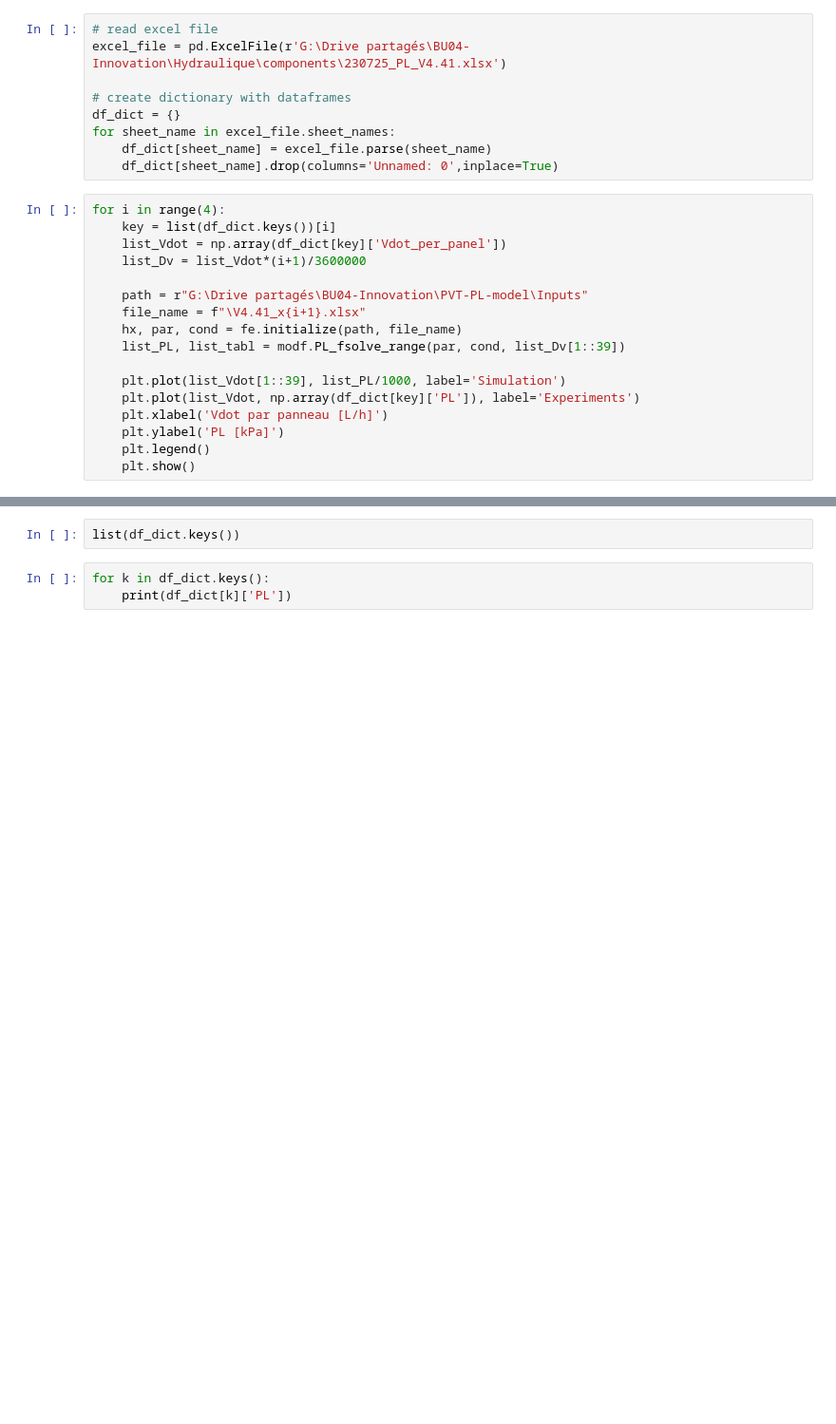
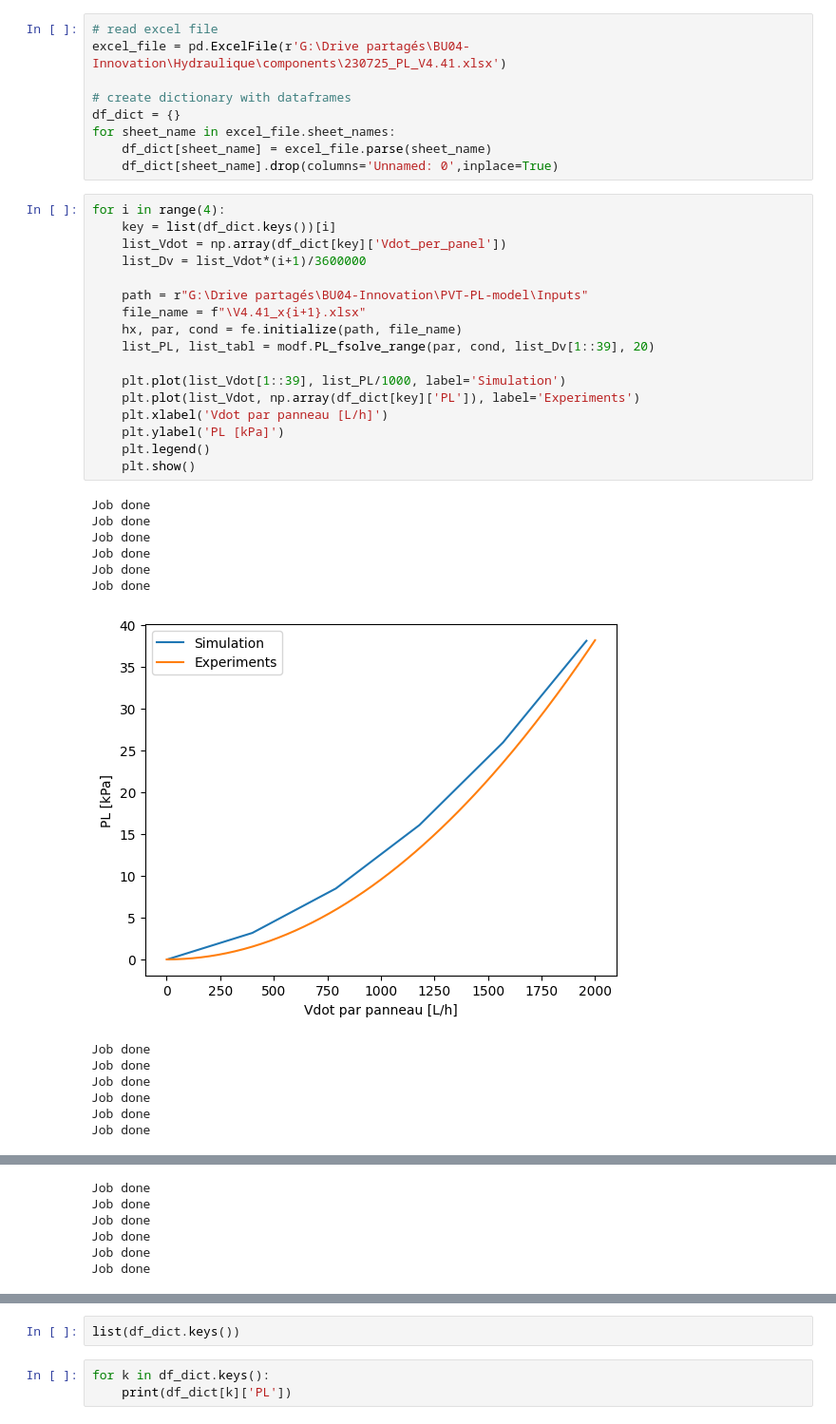
Before and after one commit to valentindelachaux/parallel-flow-distribution-pressure-loss, a Jupyter notebook: main.ipynb, the cells around one changed output, grey strips where cells are left out. Shown at 95% size. Cells and saved outputs as stored; diff of their text form; blank space fills up the shorter version.

```diff
--- a/main.ipynb
+++ b/main.ipynb
@@ -86,17 +264,31 @@ for sheet_name in excel_file.sheet_names:
 # %%
 for i in range(4):
     key = list(df_dict.keys())[i]
     list_Vdot = np.array(df_dict[key]['Vdot_per_panel'])
     list_Dv = list_Vdot*(i+1)/3600000
 
     path = r"G:\Drive partagés\BU04-Innovation\PVT-PL-model\Inputs"
     file_name = f"\V4.41_x{i+1}.xlsx"
     hx, par, cond = fe.initialize(path, file_name)
-    list_PL, list_tabl = modf.PL_fsolve_range(par, cond, list_Dv[1::39])
+    list_PL, list_tabl = modf.PL_fsolve_range(par, cond, list_Dv[1::39], 20)
 
     plt.plot(list_Vdot[1::39], list_PL/1000, label='Simulation')
     plt.plot(list_Vdot, np.array(df_dict[key]['PL']), label='Experiments')
     plt.xlabel('Vdot par panneau [L/h]')
     plt.ylabel('PL [kPa]')
     plt.legend()
     plt.show()
+# %% [output]
+Job done
+Job done
+Job done
+Job done
+Job done
+Job done
+[figure, added]
+Job done
+Job done
+Job done
+Job done
+Job done
+Job done
@@ -102,0 +296,6 @@ for i in range(4):
+Job done
+Job done
+Job done
+Job done
+Job done
+Job done
```
Also changed, not shown: parts of 26 cells of this notebook, 4 other files.
